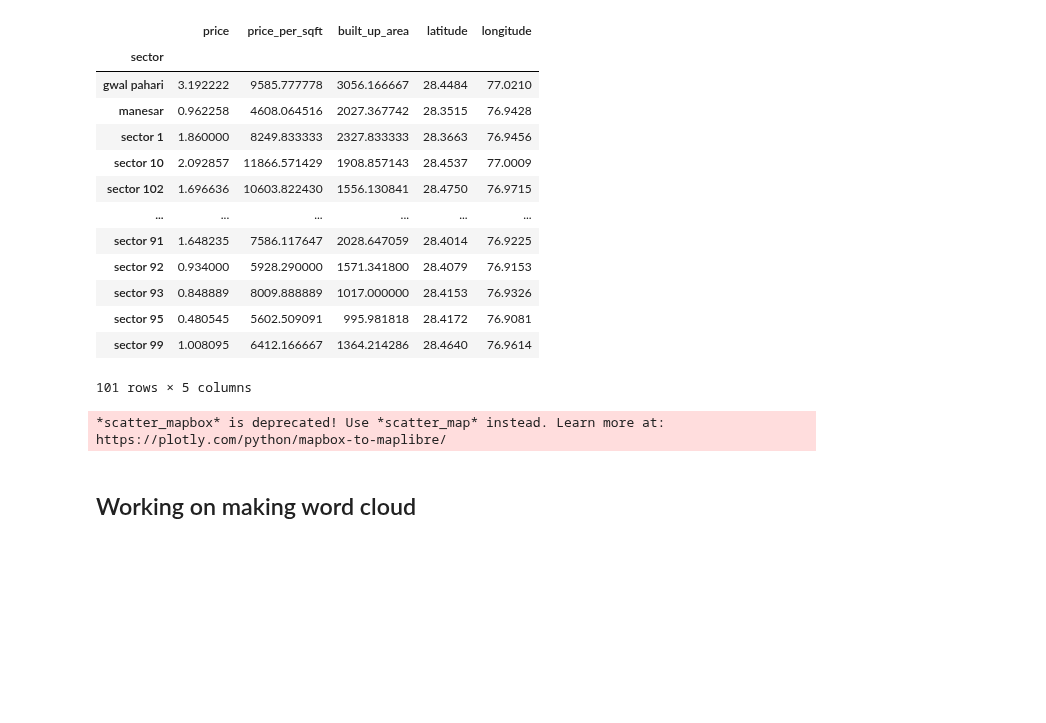
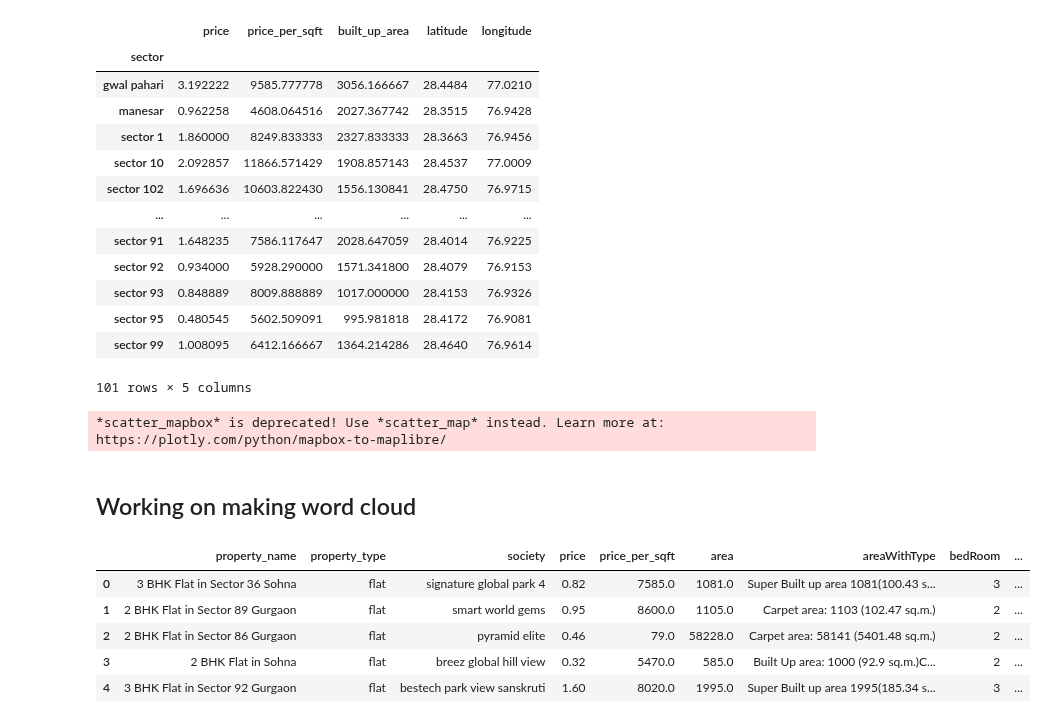
Before and after one commit to garvit1408/NestWise-, a Jupyter notebook: Python Scripts website Related/data-visualization.ipynb, the cells around one changed output. Cells and saved outputs as stored; diff of their text form; code cells hidden in the pictures; blank space fills up the shorter version.

```diff
--- a/Python Scripts website Related/data-visualization.ipynb
+++ b/Python Scripts website Related/data-visualization.ipynb
@@ -104,3 +104,13 @@ fig.show()
 new_df.to_csv('/Users/garvit/Desktop/website/datasets/data_viz.csv',index = False)
 # %% [markdown]
 ## Working on making word cloud
+# %%
+df1 = pd.read_csv("/Users/garvit/Desktop/website/datasets/gurgaon_properties.csv")
+df1.head()
+# %% [output]
+|  | property_name | property_type | society | price | price_per_sqft | area | areaWithType | bedRoom | ... |
+| 0 | 3 BHK Flat in Sector 36 Sohna | flat | signature global park 4 | 0.82 | 7585.0 | 1081.0 | Super Built up area 1081(100.43 s... | 3 | ... |
+| 1 | 2 BHK Flat in Sector 89 Gurgaon | flat | smart world gems | 0.95 | 8600.0 | 1105.0 | Carpet area: 1103 (102.47 sq.m.) | 2 | ... |
+| 2 | 2 BHK Flat in Sector 86 Gurgaon | flat | pyramid elite | 0.46 | 79.0 | 58228.0 | Carpet area: 58141 (5401.48 sq.m.) | 2 | ... |
+| 3 | 2 BHK Flat in Sohna | flat | breez global hill view | 0.32 | 5470.0 | 585.0 | Built Up area: 1000 (92.9 sq.m.)C... | 2 | ... |
+| 4 | 3 BHK Flat in Sector 92 Gurgaon | flat | bestech park view sanskruti | 1.60 | 8020.0 | 1995.0 | Super Built up area 1995(185.34 s... | 3 | ... |
```
Also changed, not shown: parts of 8 cells of this notebook, 3 other files.
